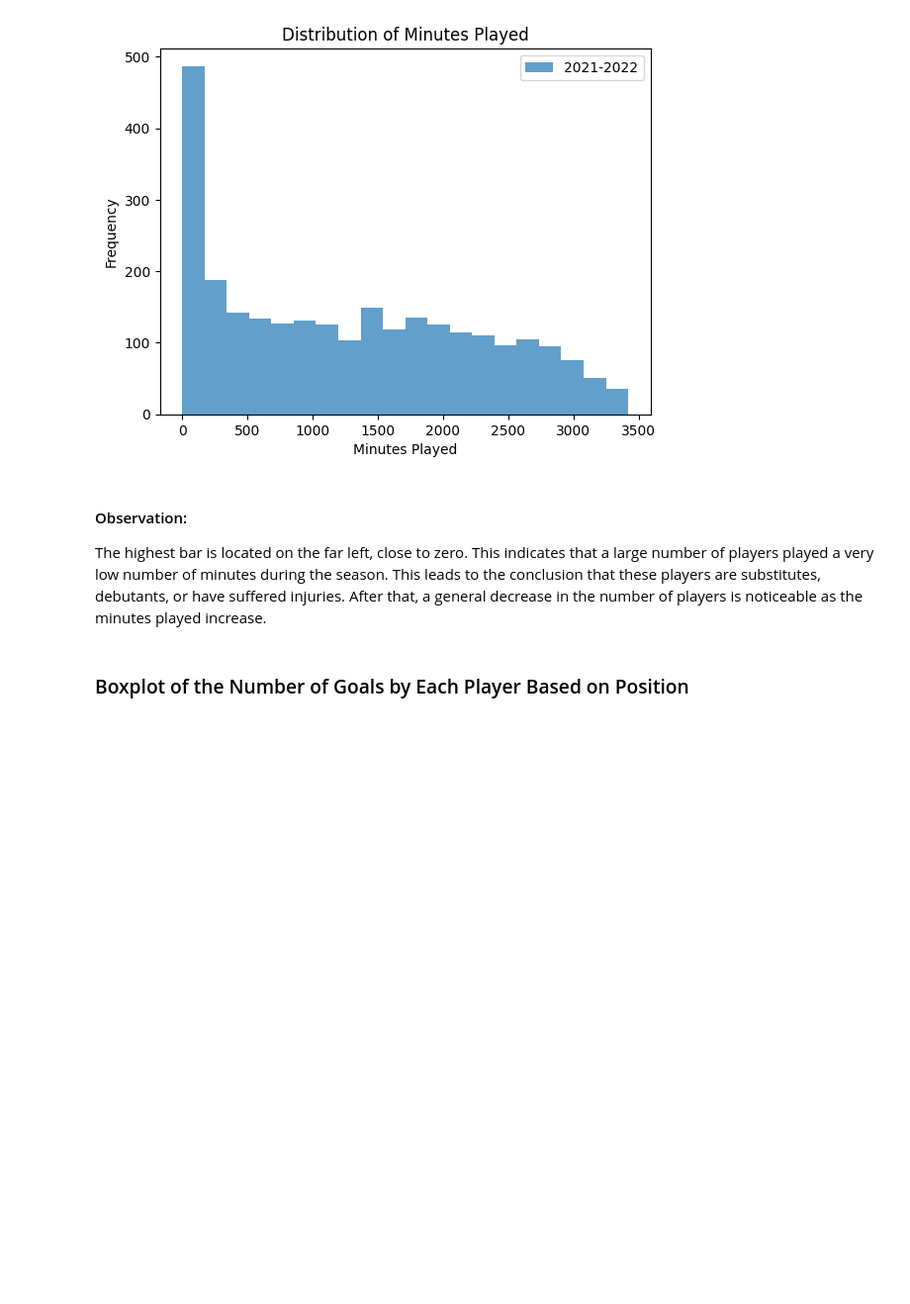
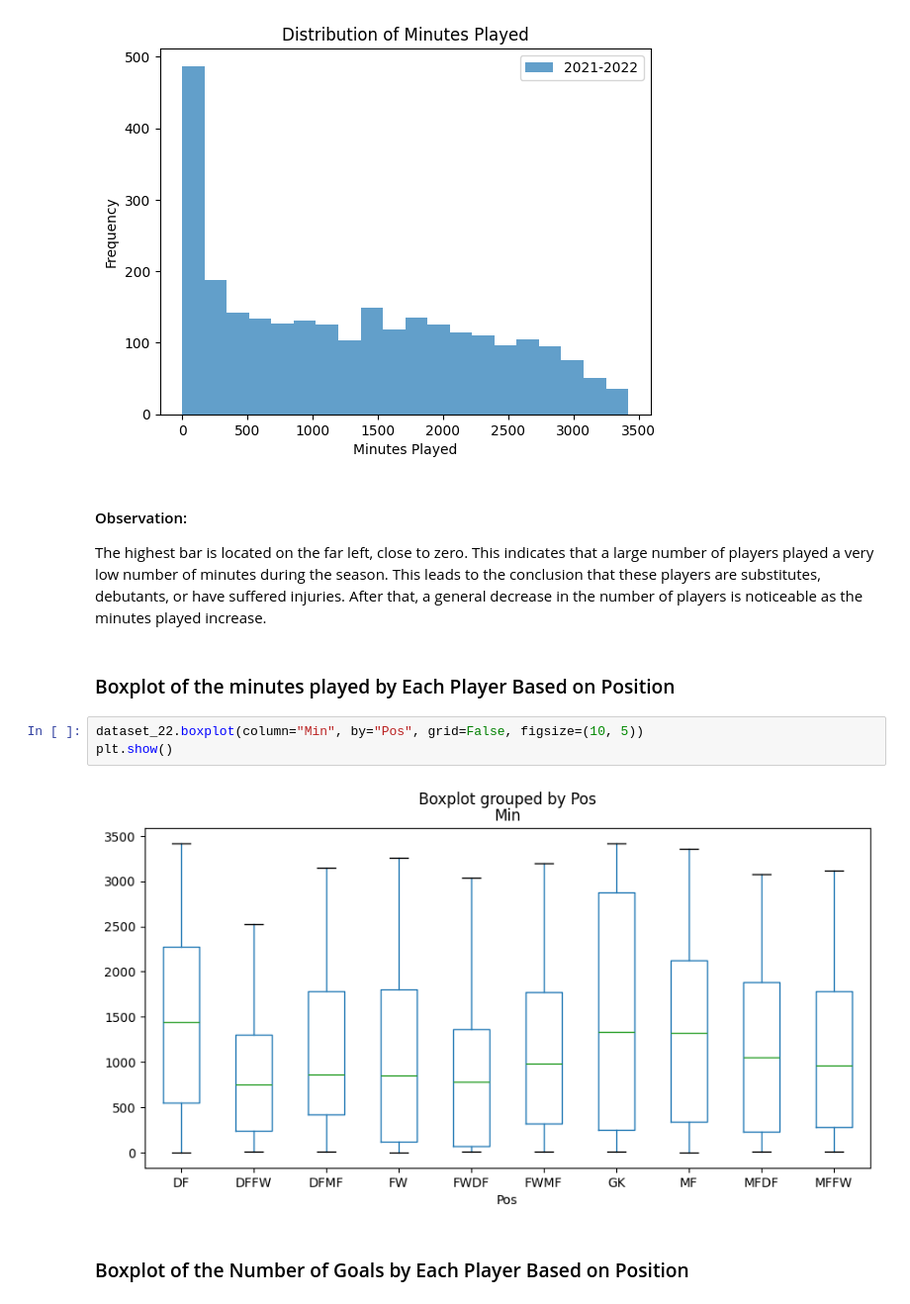
Before and after one commit to Mammew/proj_IDS, a Jupyter notebook: notebook.ipynb, the cells around one changed output. Shown at 99% size. Saved outputs shown, nothing was run; the diff lists cells and outputs as text; blank space fills up the shorter version.

Commit message:
new box plot of minutes played

```diff
--- a/notebook.ipynb
+++ b/notebook.ipynb
@@ -145,6 +145,13 @@ plt.show()
 #### Observation:
 The highest bar is located on the far left, close to zero. This indicates that a large number of players played a very low number of minutes during the season. This leads to the conclusion that these players are substitutes, debutants, or have suffered injuries.
 After that, a general decrease in the number of players is noticeable as the minutes played increase.
+# %% [markdown]
+### Boxplot of the minutes played by Each Player Based on Position
+# %%
+dataset_22.boxplot(column="Min", by="Pos", grid=False, figsize=(10, 5))
+plt.show()
+# %% [output]
+[figure, added]
 # %% [markdown]
 ### Boxplot of the Number of Goals by Each Player Based on Position
 # %%
```
